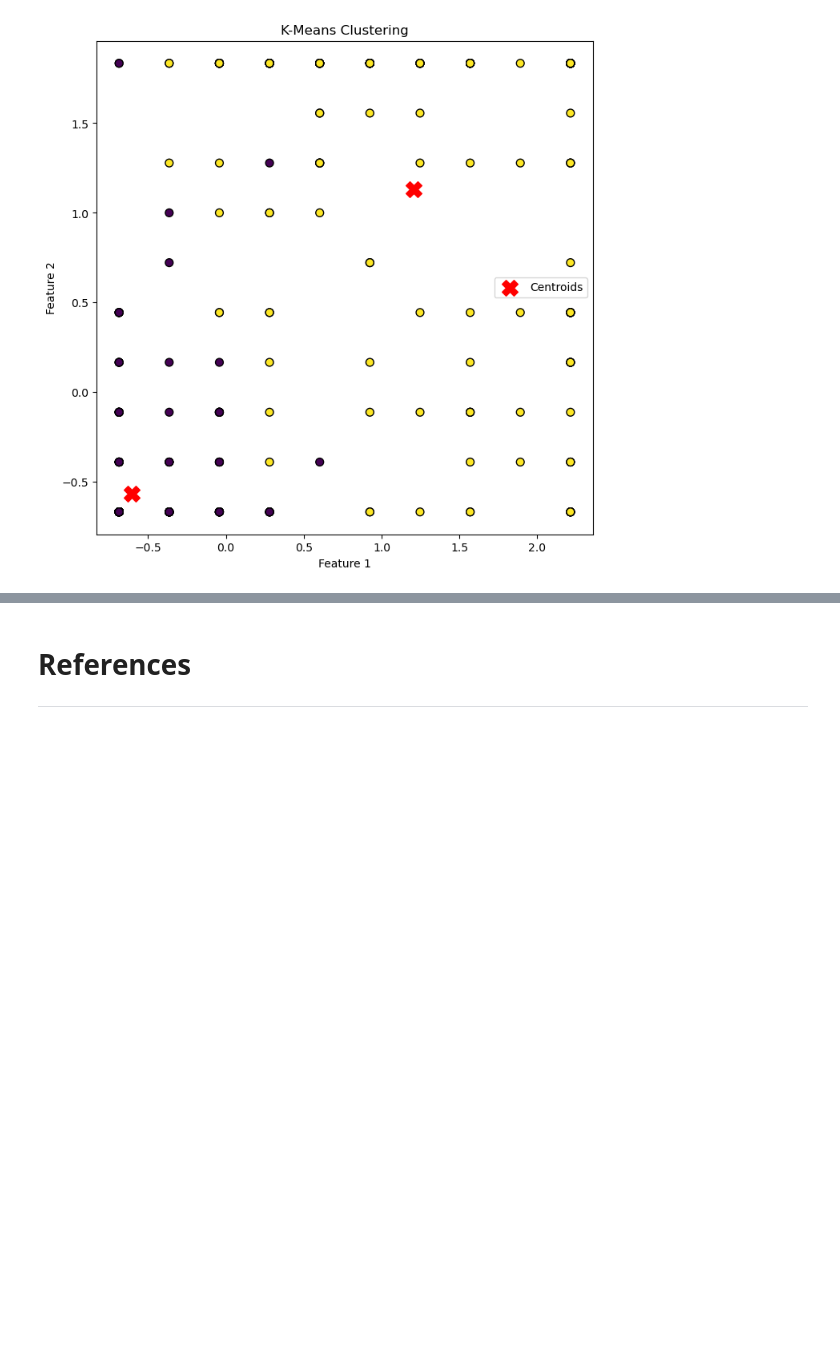
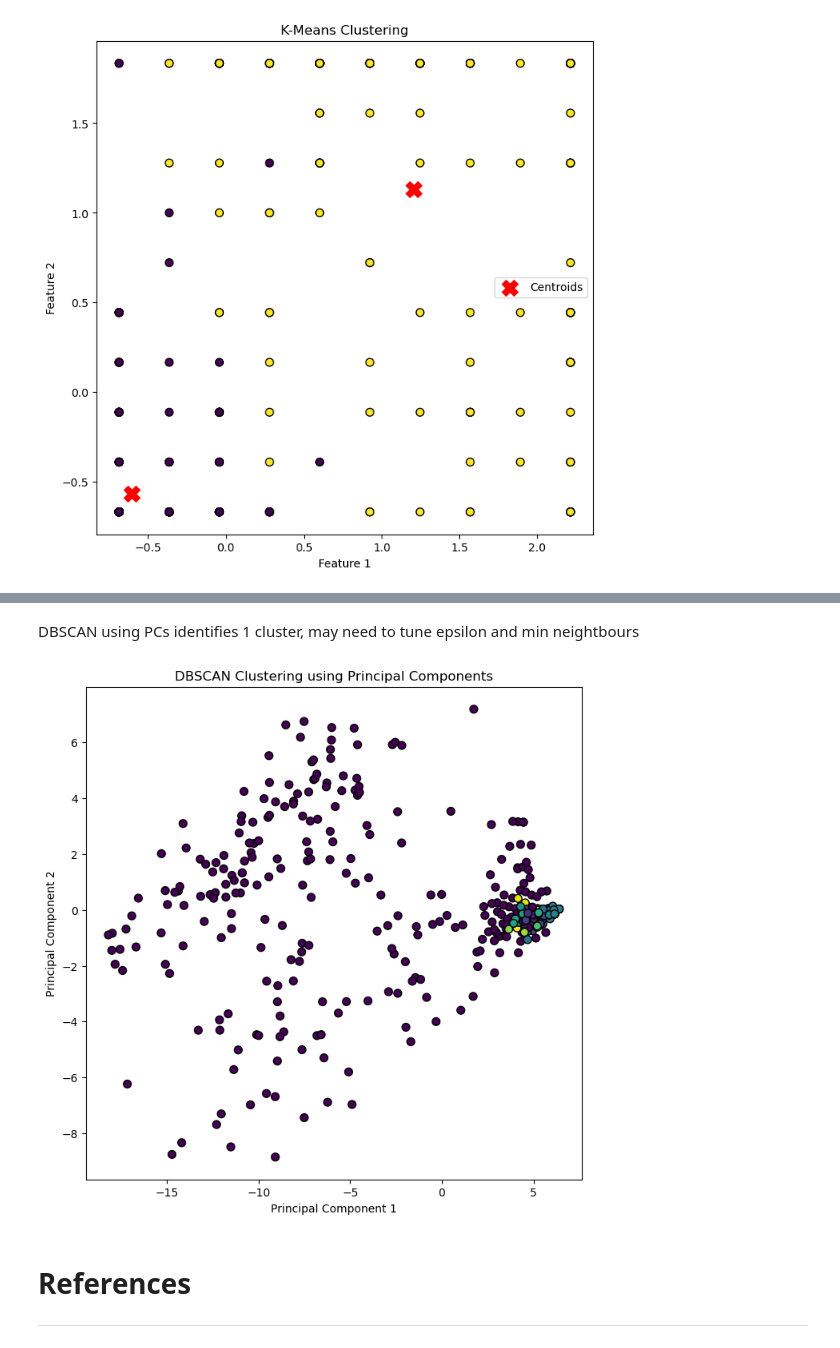
Before and after one commit to HamzaElshafie/MLiS-Project, a Jupyter notebook: MLiS_Project.ipynb, the cells around one changed output, grey strips where cells are left out. Cells and saved outputs as stored; diff of their text form; code cells hidden in the pictures; blank space fills up the shorter version.

Commit message:
DBSCAN

```diff
--- a/MLiS_Project.ipynb
+++ b/MLiS_Project.ipynb
@@ -909,3 +960,58 @@ plt.show()
+# %% [markdown]
+DBSCAN using PCs identifies 1 cluster, may need to tune epsilon and min neightbours
+# %%
+import numpy as np
+import matplotlib.pyplot as plt
+
+def dbscan(X, eps, min_samples):
+    labels = np.zeros(len(X), dtype=int)
+    cluster_id = 0
+
+    for i in range(len(X)):
+        if labels[i] != 0:
+            continue
+
+        neighbors = get_neighbors(X, i, eps)
+        if len(neighbors) < min_samples:
+            labels[i] = -1  # Mark as noise
+        else:
+            cluster_id += 1
+            labels[i] = cluster_id
+            expand_cluster(X, labels, i, neighbors, cluster_id, eps, min_samples)
+
+    return labels
+
+def get_neighbors(X, center_index, eps):
+    distances = np.sqrt(np.sum((X - X[center_index]) ** 2, axis=1))
+    return np.where(distances <= eps)[0]
+
+def expand_cluster(X, labels, center_index, neighbors, cluster_id, eps, min_samples):
+    for i in neighbors:
+        if labels[i] == 0:
+            labels[i] = cluster_id
+            new_neighbors = get_neighbors(X, i, eps)
+            if len(new_neighbors) >= min_samples:
+                neighbors = np.union1d(neighbors, new_neighbors)
+
+# Assuming you already have X_train and pca instance
+X_train_transformed = pca.transform(X_train)
+
+# Set the parameters
+eps = .5  # You can adjust this based on your problem
+min_samples = 5  # You can adjust this based on your problem
+
+# Run DBSCAN
+labels = dbscan(X_train_transformed, eps, min_samples)
+
+# Create a 2D scatter plot
+plt.figure(figsize=(8, 8))
+plt.scatter(X_train_transformed[:, 0], X_train_transformed[:, 1], c=labels, cmap='viridis', edgecolors='k', s=50)
+plt.title('DBSCAN Clustering using Principal Components')
+plt.xlabel('Principal Component 1')
+plt.ylabel('Principal Component 2')
+plt.show()
+# %% [output]
+[figure, added]
 # %% [markdown]
 # References
 ----
```
Also changed, not shown: parts of 4 cells of this notebook.
